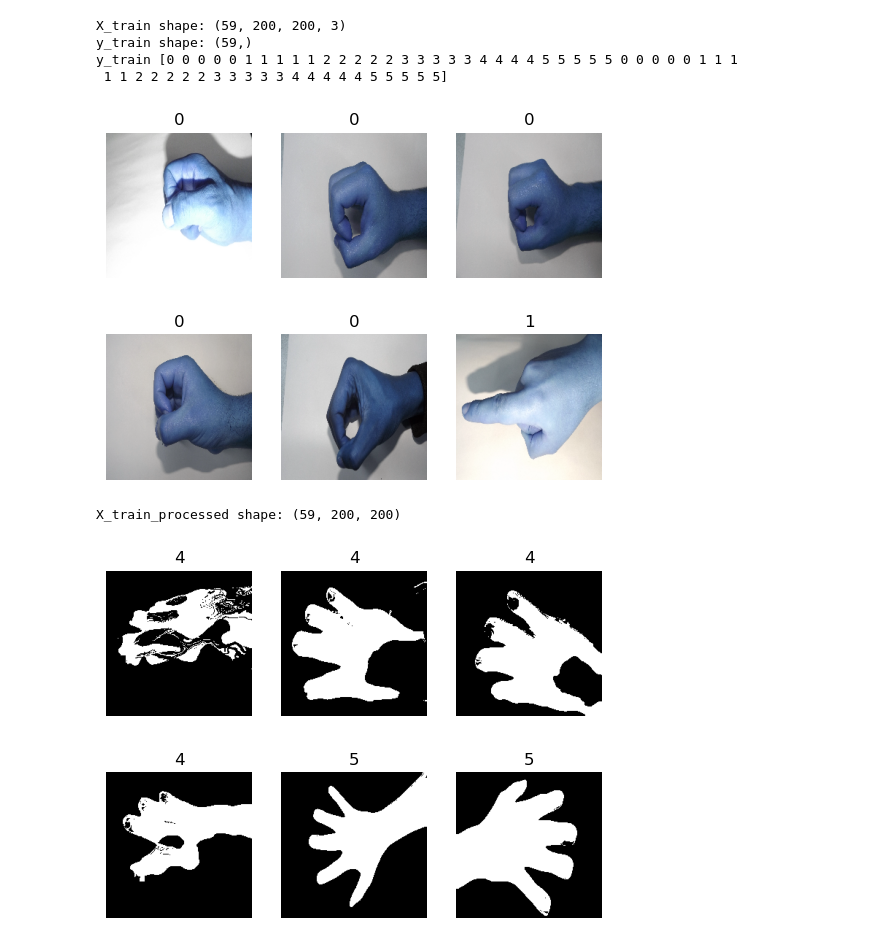
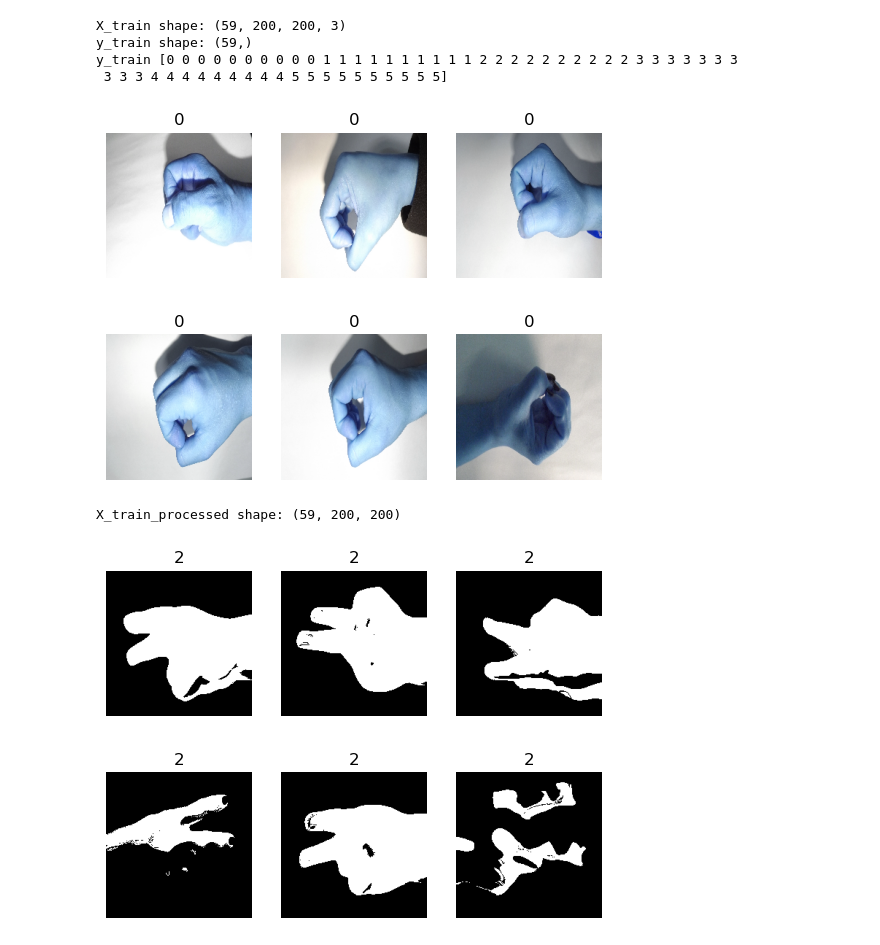
Before and after one commit to Omar-Al-Sharif/Sign-Language-Recognition, a Jupyter notebook: PreProcess.ipynb, the cells around one changed output. Saved outputs shown, nothing was run; the diff lists cells and outputs as text; code cells hidden in the pictures.

```diff
--- a/PreProcess.ipynb
+++ b/PreProcess.ipynb
@@ -36,36 +36,40 @@ for data_folder in [data_dir, additional_data_dir]:
             file_path = os.path.join(label_dir, file_name)
             # Load the image file and preprocess it
             img = cv2.imread(file_path)
             if img is None:
                 continue
             # img_rgb = cv2.cvtColor(img, cv2.COLOR_BGR2RGB)
             img_resized = cv2.resize(img, img_size)
             img_normalized = img_resized / 255.0
             # Append the preprocessed image and corresponding label to the lists
             images.append(img_normalized)
             labels.append(label_dict[label_name])
 
 # Convert the image and label lists to numpy arrays
 X_train = np.array(images)
 y_train = np.array(labels)
 
+sorted_indices = np.argsort(y_train)
+X_train = X_train[sorted_indices]
+y_train=np.asarray(sorted(y_train))
+
 # Print the shape of the training data
 print('X_train shape:', X_train.shape)
 print('y_train shape:', y_train.shape)
 print('y_train', y_train)
 
 # Display the images
 for i in range(0, 6):
     plt.subplot(2, 3, i + 1)
     plt.imshow(X_train[i], cmap='gray')
     plt.title(label_names[y_train[i]])
     plt.axis('off')
 # %% [output]
 X_train shape: (59, 200, 200, 3)
 y_train shape: (59,)
-y_train [0 0 0 0 0 1 1 1 1 1 2 2 2 2 2 3 3 3 3 3 4 4 4 4 5 5 5 5 5 0 0 0 0 0 1 1 1
- 1 1 2 2 2 2 2 3 3 3 3 3 4 4 4 4 4 5 5 5 5 5]
+y_train [0 0 0 0 0 0 0 0 0 0 1 1 1 1 1 1 1 1 1 1 2 2 2 2 2 2 2 2 2 2 3 3 3 3 3 3 3
+ 3 3 3 4 4 4 4 4 4 4 4 4 5 5 5 5 5 5 5 5 5 5]
-[figure, old version]
+[figure, new version]
 # %%
 def remove_shadows(image):
     # convert to LAB color space
@@ -136,7 +140,7 @@ for i in range(0, 6):
     plt.title(label_names[y_train[i+20]])
     plt.axis('off')
 # %% [output]
-[figure, old version]
+[figure, new version]
 # %%
 for i in range(0, 6):
     plt.subplot(2, 3, i + 1)
```
Also changed, not shown: parts of 6 cells of this notebook.
